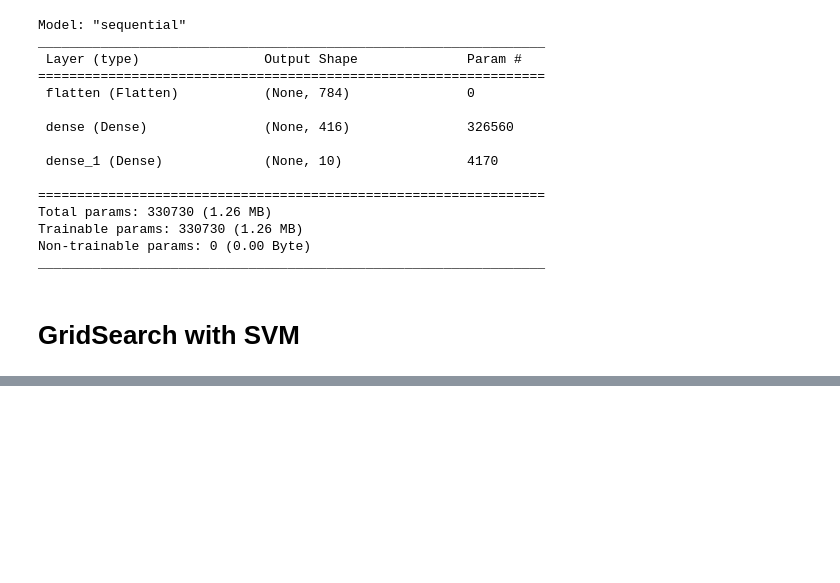
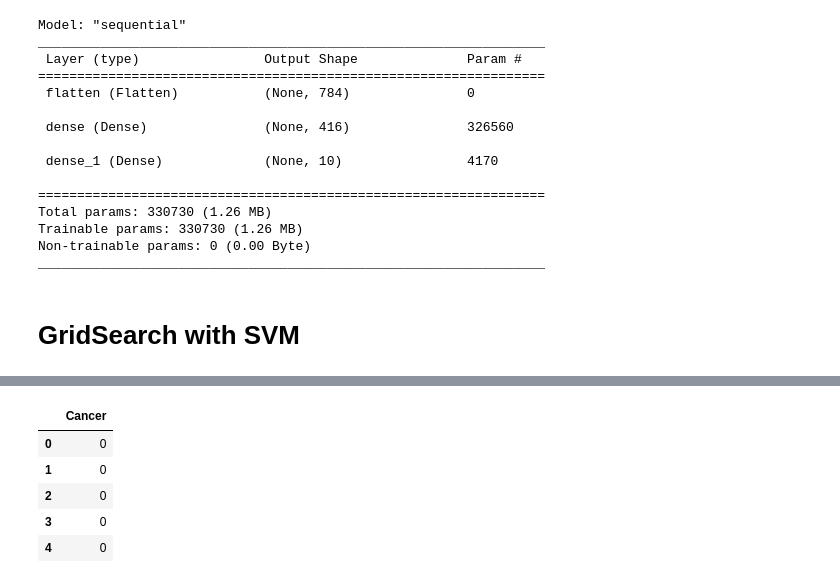
Before and after one commit to dangtrantrung/Tuning---HyperParameter-Optimization-with-Grid-Search-Keras-Tuner, a Jupyter notebook: Tuning_HyperParameter_Optimization.ipynb, the cells around one changed output, grey strips where cells are left out. Saved outputs shown, nothing was run; the diff lists cells and outputs as text; code cells hidden in the pictures; blank space fills up the shorter version.

```diff
--- a/Tuning_HyperParameter_Optimization.ipynb
+++ b/Tuning_HyperParameter_Optimization.ipynb
@@ -163,0 +203,9 @@ from sklearn.svm import SVC
+# %%
+df_target.head()
+# %% [output]
+|  | Cancer |
+| 0 | 0 |
+| 1 | 0 |
+| 2 | 0 |
+| 3 | 0 |
+| 4 | 0 |
```
Also changed, not shown: parts of 3 cells of this notebook.
